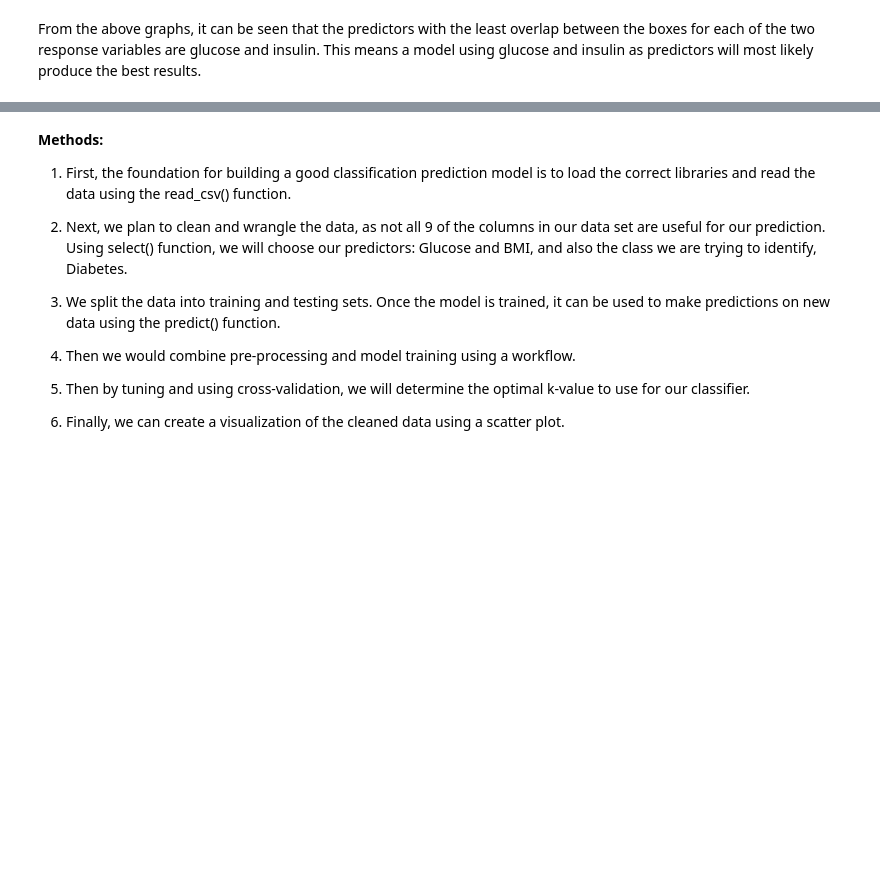
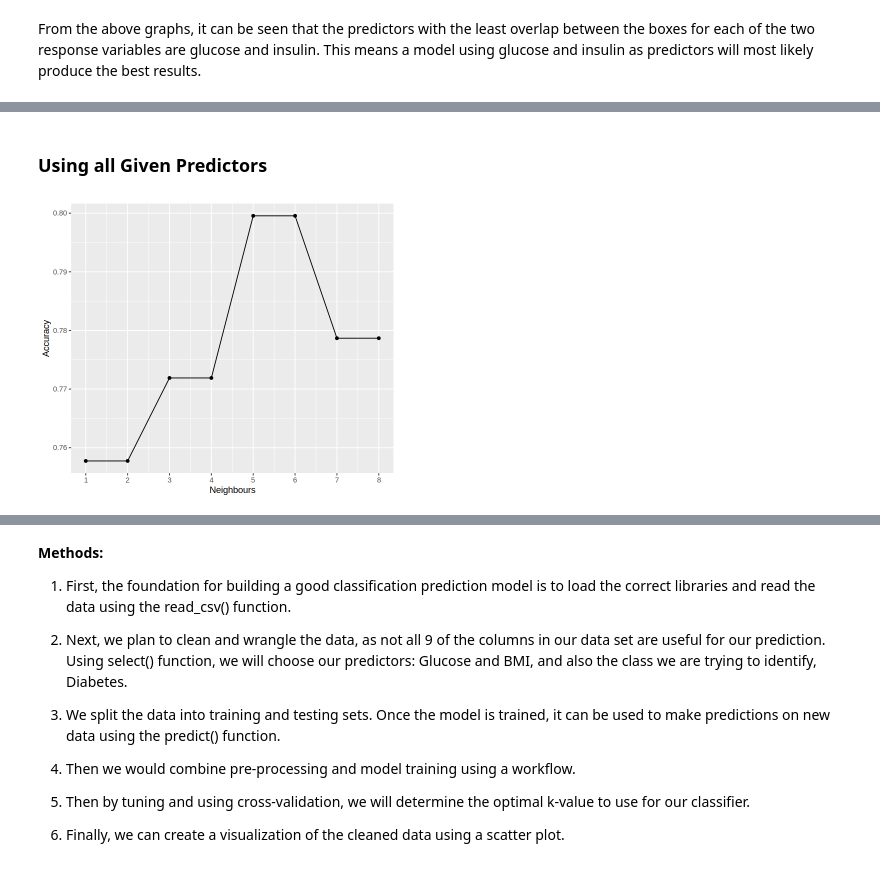
Before and after one commit to asnbl/dsci-100-2023-24W-group-16, a Jupyter notebook: Group project proposal.ipynb, the cells around one changed output, grey strips where cells are left out. Cells and saved outputs as stored; diff of their text form; code cells hidden in the pictures; blank space fills up the shorter version.

```diff
--- a/Group project proposal.ipynb
+++ b/Group project proposal.ipynb
@@ -237,0 +267,36 @@ From the above graphs, it can be seen that the predictors with the least overlap
+# %% [markdown]
+### Using all Given Predictors
+# %%
+# Using all predictors
+# Set the seed
+set.seed(1000)
+
+options(repr.plot.height = 5, repr.plot.width = 6)
+
+dia2_train <- na.omit(diabetes_train)
+
+dia2_test <- na.omit(diabetes_test)
+
+dia2_recipe <- recipe(Diabetes ~., data = dia2_train) |>
+            step_scale(all_predictors()) |>
+            step_center(all_predictors())
+
+dia2_vfold <- vfold_cv(dia2_train, v = 5, strata = Diabetes)
+
+
+dia2_results <- workflow() |>
+            add_recipe(dia2_recipe) |>
+            add_model(knn_spec) |>
+            tune_grid(resamples = dia2_vfold, grid = k_vals) |>
+            collect_metrics()
+
+cross_val_plot <- filter(dia2_results, .metric == "accuracy") |>
+    ggplot(aes(x = neighbors, y = mean)) +
+    geom_point() +
+    geom_line() +
+    labs(x = "Neighbours", y = "Accuracy") +
+    scale_x_continuous(breaks = seq(0, 20))
+
+cross_val_plot
+# %% [output]
+[figure, added]
```
Also changed, not shown: parts of 19 cells of this notebook.
